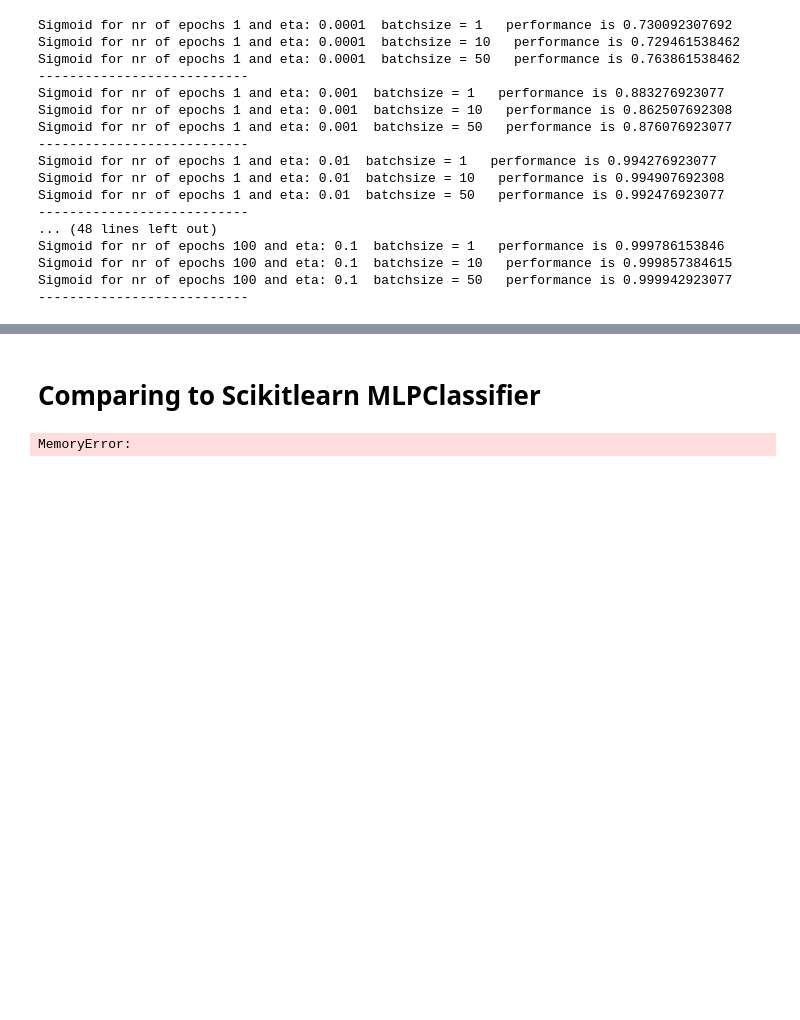
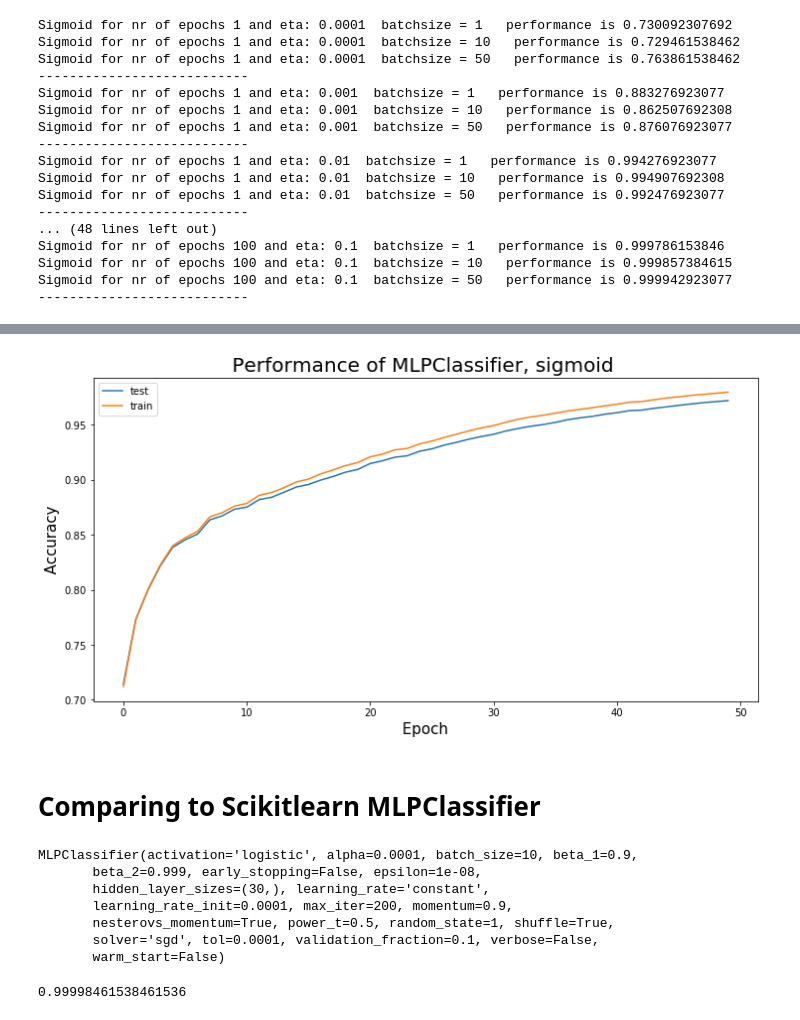
Before and after one commit to hannasv/project2, a Jupyter notebook: Procet2_e.ipynb, the cells around one changed output, grey strips where cells are left out. Saved outputs shown, nothing was run; the diff lists cells and outputs as text; code cells hidden in the pictures; blank space fills up the shorter version.

```diff
--- a/Procet2_e.ipynb
+++ b/Procet2_e.ipynb
@@ -97,3 +95,13 @@ Sigmoid for nr of epochs 100 and eta: 0.1  batchsize = 1   performance is 0.9997
 Sigmoid for nr of epochs 100 and eta: 0.1  batchsize = 10   performance is 0.999857384615
 Sigmoid for nr of epochs 100 and eta: 0.1  batchsize = 50   performance is 0.999942923077
 ---------------------------
+# %%
+ann = NeuralNetMLP(batch_size=10,
+                   epochs=50,
+                   n_hidden=30,
+                   eta = 0.0001,
+                   activation="sigmoid",
+                   tpe = "logistic")
+
+ann.fit(X_train, y_train, X_test, y_test)
+ann.predict(X_test)
@@ -100,3 +116,16 @@ Sigmoid for nr of epochs 100 and eta: 0.1  batchsize = 50   performance is 0.999
+# %%
+plt.figure(figsize=(12,6))
+x = np.arange(50)
+plt.plot(x, ann.eval_["valid_preform"], label = "test")
+plt.plot(x, ann.eval_["train_preform"], label = "train")
+
+plt.title(" Performance of MLPClassifier, sigmoid  ", fontsize = 20)
+plt.xlabel(" Epoch ", fontsize=15)
+plt.ylabel("  Accuracy  ", fontsize=15)
+plt.legend()
+plt.savefig("./results/figures/MLPClassifier_MSE_50_epochs.png")
+# %% [output]
+[figure, added]
 # %% [markdown]
 # Comparing to Scikitlearn MLPClassifier
 # %%
@@ -104,17 +133,20 @@ from sklearn.neural_network import MLPClassifier
 
 nn = MLPClassifier(hidden_layer_sizes=(30, ),
                                  activation='logistic',
-                                 solver='adam',
+                                 solver='sgd',
                                  alpha=0.0001,
                                  batch_size=10,
                                  learning_rate='constant',
                                  learning_rate_init=0.0001,
-                                 max_iter=100,
                                  shuffle=True,
-                                 random_state=1,
-                                 tol=0.0001)
+                                 random_state=1)
 
 nn.fit(X_train, y_train)
-nn.predic(X_test)
 # %% [output]
-MemoryError:
+MLPClassifier(activation='logistic', alpha=0.0001, batch_size=10, beta_1=0.9,
+       beta_2=0.999, early_stopping=False, epsilon=1e-08,
+       hidden_layer_sizes=(30,), learning_rate='constant',
+       learning_rate_init=0.0001, max_iter=200, momentum=0.9,
+       nesterovs_momentum=True, power_t=0.5, random_state=1, shuffle=True,
+       solver='sgd', tol=0.0001, validation_fraction=0.1, verbose=False,
+       warm_start=False)
@@ -120,0 +155,4 @@ MemoryError:
+# %%
+np.sum(y_pred==y_test)/len(y_test)
+# %% [output]
+0.99998461538461536
```
Also changed, not shown: parts of 3 cells of this notebook, 9 other files.
